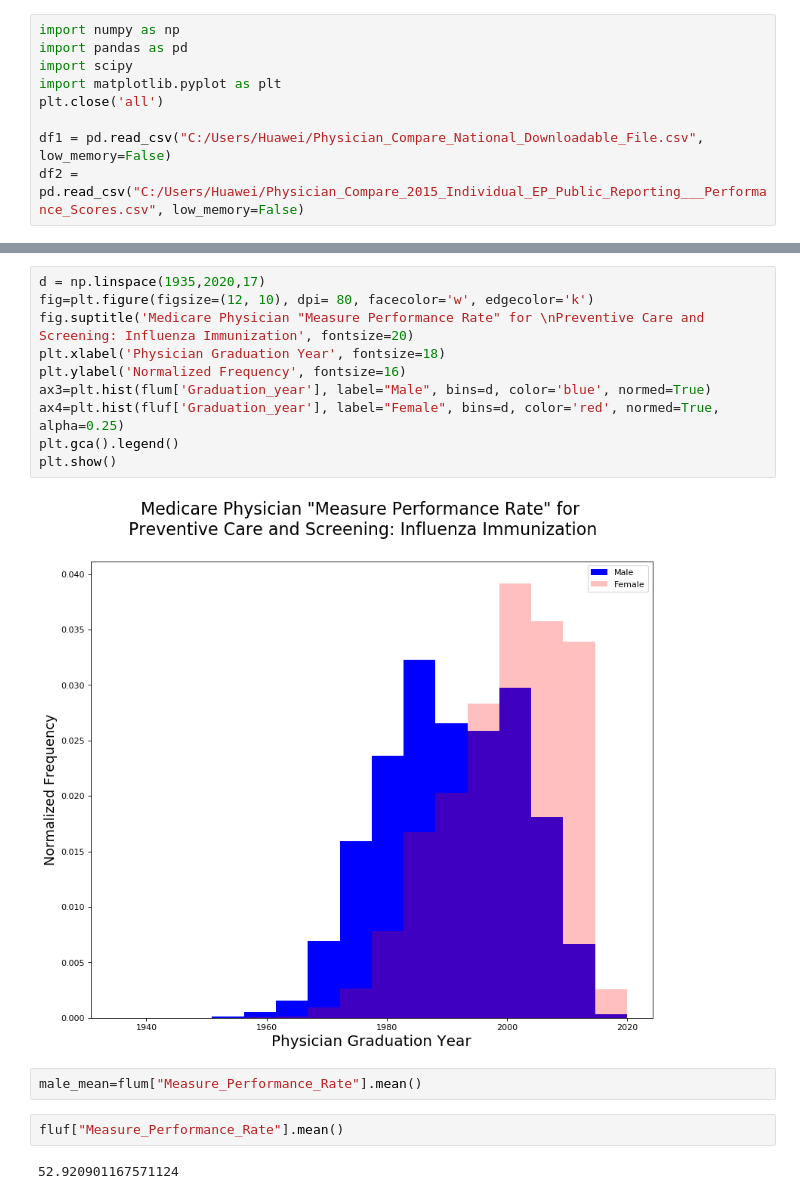
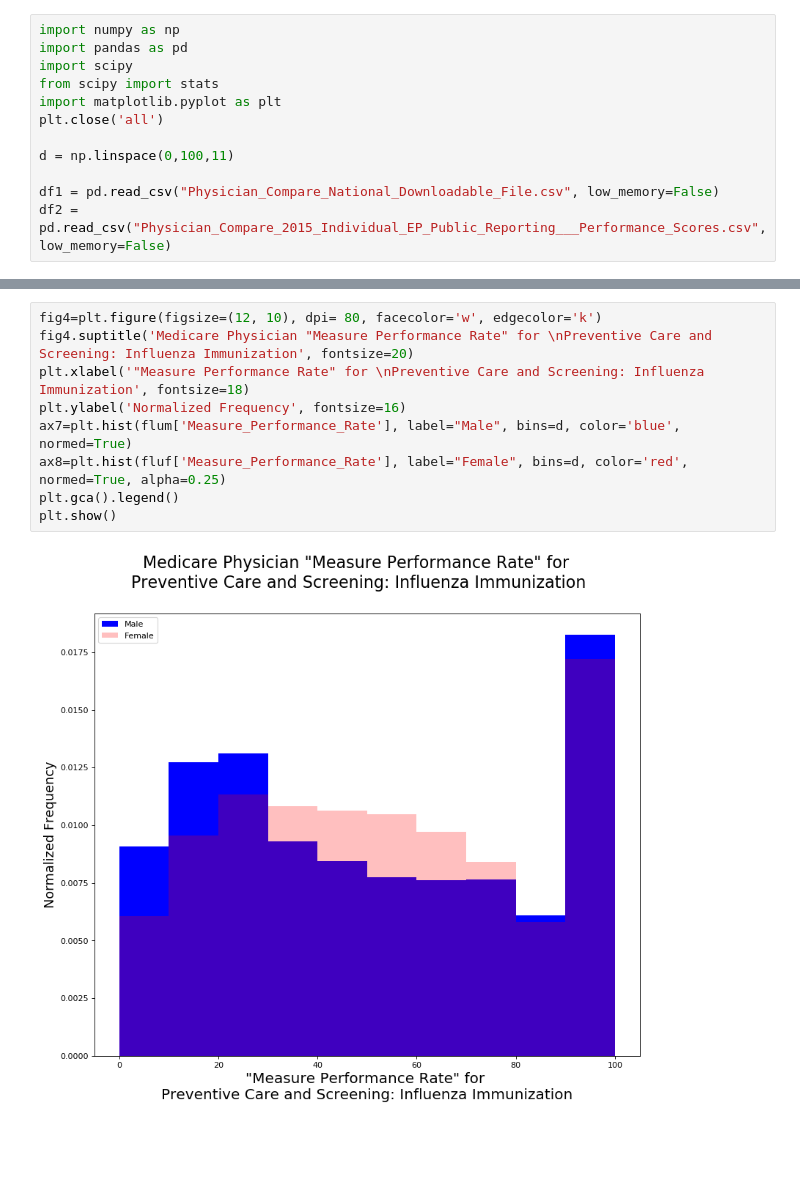
Before and after one commit to scottjn/jnscott_tdi, a Jupyter notebook: jnscott_tdi_medicare.ipynb, the cells around one changed output, grey strips where cells are left out. Saved outputs shown, nothing was run; the diff lists cells and outputs as text; blank space fills up the shorter version.

```diff
--- a/jnscott_tdi_medicare.ipynb
+++ b/jnscott_tdi_medicare.ipynb
@@ -2,9 +2,12 @@
 import numpy as np
 import pandas as pd
 import scipy
+from scipy import stats
 import matplotlib.pyplot as plt
 plt.close('all')
 
-df1 = pd.read_csv("C:/Users/Huawei/Physician_Compare_National_Downloadable_File.csv", low_memory=False)
-df2 = pd.read_csv("C:/Users/Huawei/Physician_Compare_2015_Individual_EP_Public_Reporting___Performance_Scores.csv", low_memory=False)
+d = np.linspace(0,100,11)
+
+df1 = pd.read_csv("Physician_Compare_National_Downloadable_File.csv", low_memory=False)
+df2 = pd.read_csv("Physician_Compare_2015_Individual_EP_Public_Reporting___Performance_Scores.csv", low_memory=False)
 # %%
@@ -32,20 +74,13 @@ plt.show()
 # %% [output]
 [figure]
 # %%
-d = np.linspace(1935,2020,17)
-fig=plt.figure(figsize=(12, 10), dpi= 80, facecolor='w', edgecolor='k')
-fig.suptitle('Medicare Physician "Measure Performance Rate" for \nPreventive Care and Screening: Influenza Immunization', fontsize=20)
-plt.xlabel('Physician Graduation Year', fontsize=18)
+fig4=plt.figure(figsize=(12, 10), dpi= 80, facecolor='w', edgecolor='k')
+fig4.suptitle('Medicare Physician "Measure Performance Rate" for \nPreventive Care and Screening: Influenza Immunization', fontsize=20)
+plt.xlabel('"Measure Performance Rate" for \nPreventive Care and Screening: Influenza Immunization', fontsize=18)
 plt.ylabel('Normalized Frequency', fontsize=16)
-ax3=plt.hist(flum['Graduation_year'], label="Male", bins=d, color='blue', normed=True)
-ax4=plt.hist(fluf['Graduation_year'], label="Female", bins=d, color='red', normed=True, alpha=0.25)
+ax7=plt.hist(flum['Measure_Performance_Rate'], label="Male", bins=d, color='blue', normed=True)
+ax8=plt.hist(fluf['Measure_Performance_Rate'], label="Female", bins=d, color='red', normed=True, alpha=0.25)
 plt.gca().legend()
 plt.show()
 # %% [output]
-[figure, old version]
+[figure, new version]
-# %%
-male_mean=flum["Measure_Performance_Rate"].mean()
-# %%
-fluf["Measure_Performance_Rate"].mean()
-# %% [output]
-52.920901167571124
```
Also changed, not shown: parts of 7 cells of this notebook.
